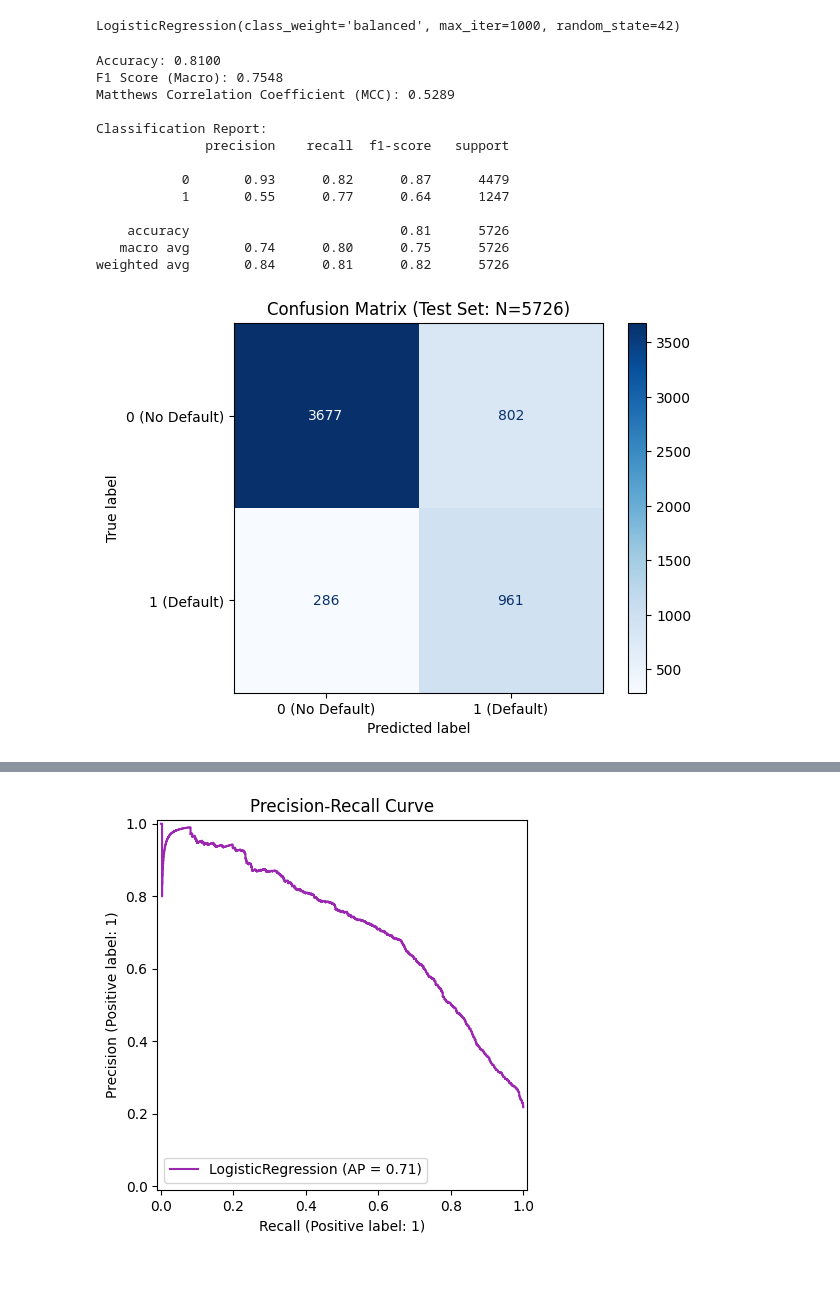
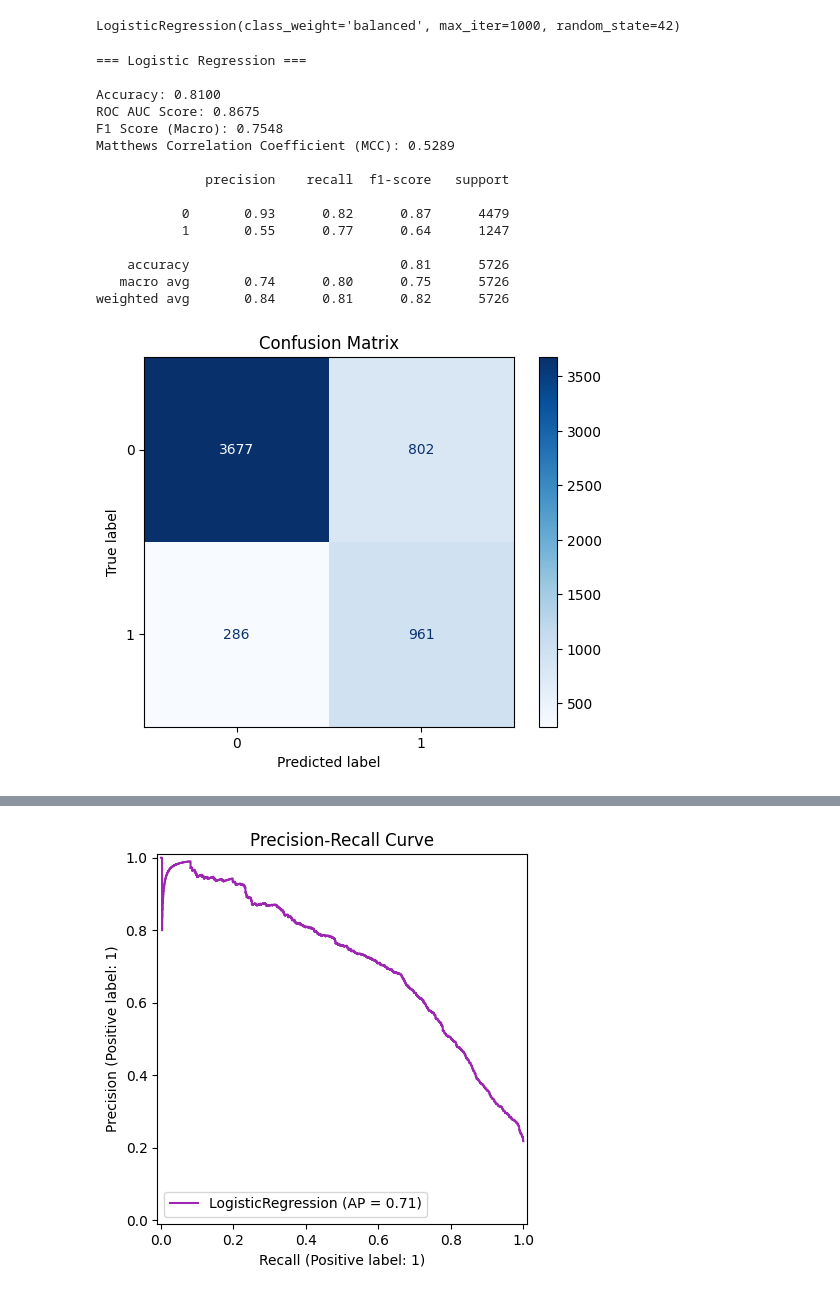
Before and after one commit to Void-sleepy/Data-Mining-Project, a Jupyter notebook: logistic_regression.ipynb, the cells around one changed output, grey strips where cells are left out. Saved outputs shown, nothing was run; the diff lists cells and outputs as text; code cells hidden in the pictures.

```diff
--- a/logistic_regression.ipynb
+++ b/logistic_regression.ipynb
@@ -30,17 +30,21 @@ model.fit(X_train, y_train)
 LogisticRegression(class_weight='balanced', max_iter=1000, random_state=42)
 # %%
 y_pred = model.predict(X_test)
+y_prob = model.predict_proba(X_test)[:, 1]
+print(f"\n=== Logistic Regression ===\n")
 print(f"Accuracy: {accuracy_score(y_test, y_pred):.4f}")
+print(f"ROC AUC Score: {roc_auc_score(y_test, y_prob):.4f}")
 print(f"F1 Score (Macro): {f1_score(y_test, y_pred, average='macro'):.4f}")
 print(f"Matthews Correlation Coefficient (MCC): {matthews_corrcoef(y_test, y_pred):.4f}\n")
-print("Classification Report:")
 print(classification_report(y_test, y_pred))
 # %% [output]
+=== Logistic Regression ===
+
 Accuracy: 0.8100
+ROC AUC Score: 0.8675
 F1 Score (Macro): 0.7548
 Matthews Correlation Coefficient (MCC): 0.5289
 
-Classification Report:
               precision    recall  f1-score   support
 
            0       0.93      0.82      0.87      4479
@@ -51,12 +55,12 @@ Classification Report:
 weighted avg       0.84      0.81      0.82      5726
 # %%
 cm = confusion_matrix(y_test, y_pred)
-disp = ConfusionMatrixDisplay(confusion_matrix=cm, display_labels=["0 (No Default)", "1 (Default)"])
+disp = ConfusionMatrixDisplay(confusion_matrix=cm, display_labels=["0", "1"])
 disp.plot(cmap="Blues", values_format='d')
-plt.title("Confusion Matrix (Test Set: N=5726)")
+plt.title("Confusion Matrix")
 plt.grid(False)
 plt.show()
 # %% [output]
-[figure, old version]
+[figure, new version]
 # %%
 RocCurveDisplay.from_estimator(model, X_test, y_test, color="#4CAF50")
```
Also changed, not shown: parts of 2 cells of this notebook, 12 other files.
